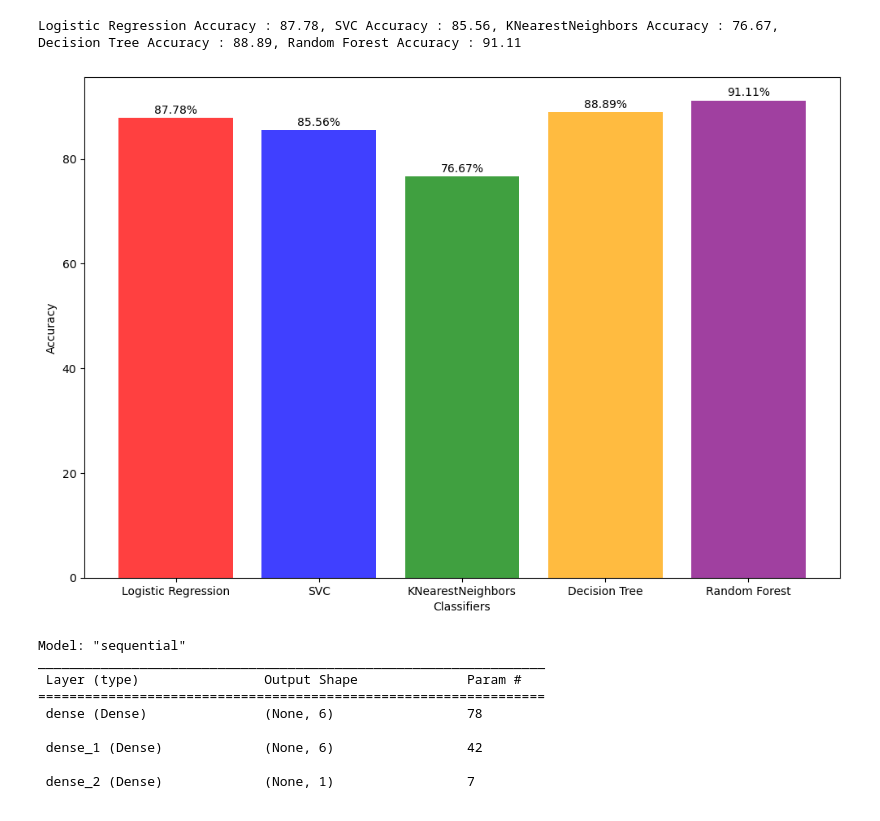
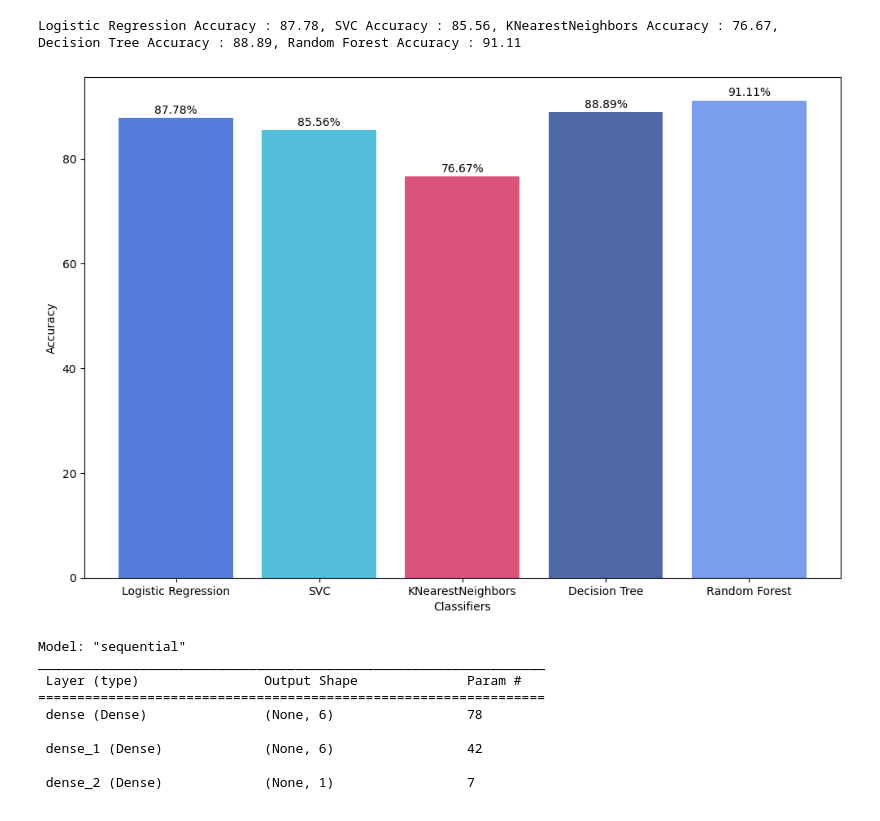
Before and after one commit to data-analyst05/MortalityPrediction_HeartFailure, a Jupyter notebook: index.ipynb, the cells around one changed output. Saved outputs shown, nothing was run; the diff lists cells and outputs as text; code cells hidden in the pictures.

```diff
--- a/index.ipynb
+++ b/index.ipynb
@@ -701,18 +670,18 @@ Logistic Regression Accuracy : 87.78, SVC Accuracy : 85.56, KNearestNeighbors Ac
 models = ["Logistic Regression", "SVC", "KNearestNeighbors", "Decision Tree", "Random Forest"]
 # %%
 plt.figure(figsize=(12,8))
-ax = plt.bar(models, accuracy_list, color=["red", "blue", "green", "orange", "purple"], alpha=0.75)
+ax = plt.bar(models, accuracy_list, color=["#1B50CF", "#1baacf","#cf1b50", "#12368b", "#4f7ce8", "#12368b"], alpha=0.75)
 plt.xlabel("Classifiers", fontsize = 10)
 plt.ylabel("Accuracy", fontsize = 10)
 for p in ax.patches:
     width = p.get_width()
     height = p.get_height()
     x = p.get_x()
     y = p.get_y()
     plt.annotate(f"{height}%", (x+width/2, y+ height*1.01), ha="center")
 plt.show()
 # %% [output]
-[figure, old version]
+[figure, new version]
 # %%
 nn_model=tf.keras.models.Sequential()
 # %%
```
Also changed, not shown: parts of 17 cells of this notebook, 5 other files.
